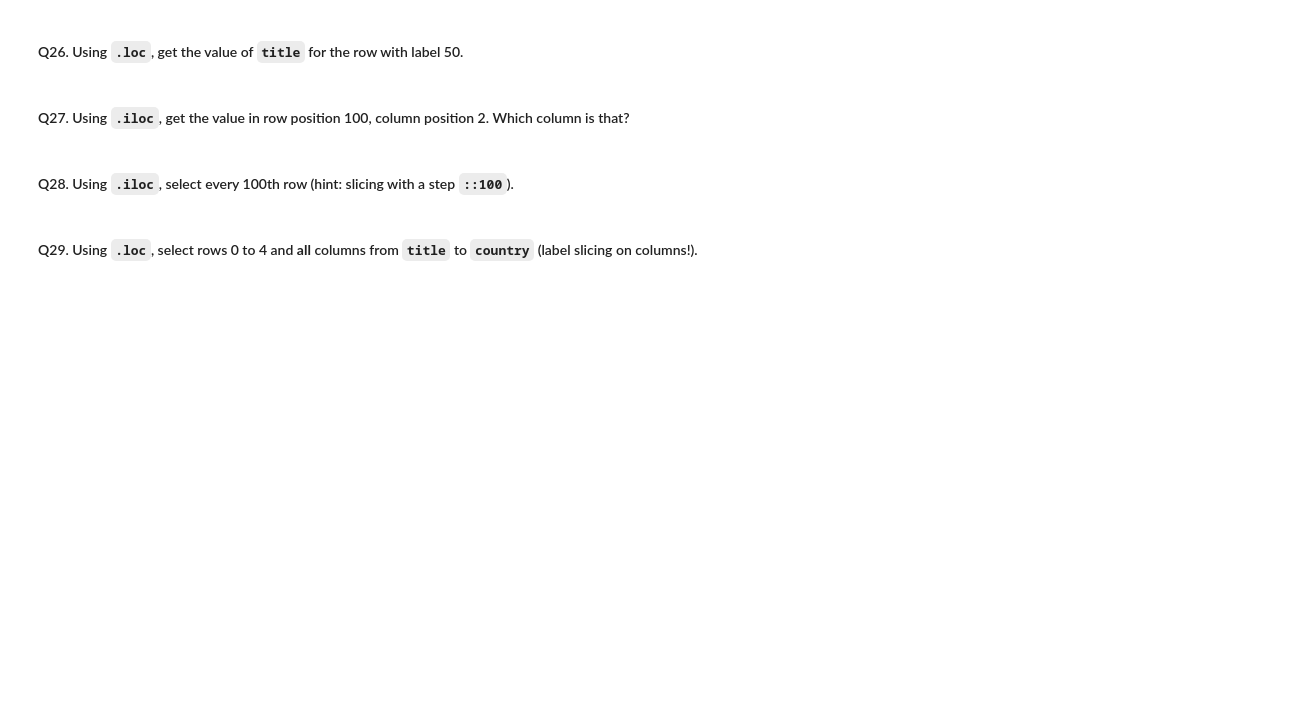
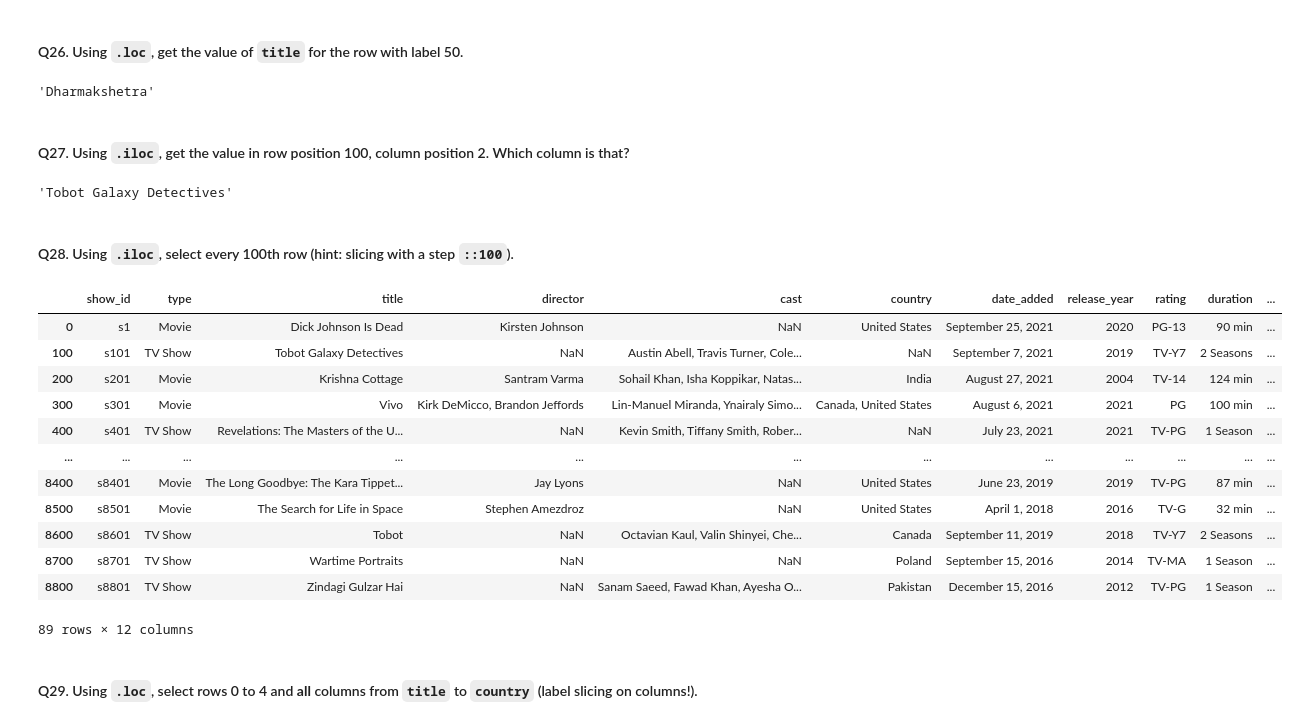
Before and after one commit to Crazy-shrabin/Pandas_revison_self, a Jupyter notebook: netflix_125_question_workbook.ipynb, the cells around one changed output. Cells and saved outputs as stored; diff of their text form; code cells hidden in the pictures; blank space fills up the shorter version.

```diff
--- a/netflix_125_question_workbook.ipynb
+++ b/netflix_125_question_workbook.ipynb
@@ -361,14 +386,35 @@ df.iloc[[-1]]
 #### Q26. Using `.loc`, get the value of `title` for the row with label 50.
 # %%
 # Your answer here
+df.loc[50,'title']
+# %% [output]
+'Dharmakshetra'
 # %% [markdown]
 #### Q27. Using `.iloc`, get the value in row position 100, column position 2. Which column is that?
 # %%
 # Your answer here
+df.iloc[100,2]
+# %% [output]
+'Tobot Galaxy Detectives'
 # %% [markdown]
 #### Q28. Using `.iloc`, select every 100th row (hint: slicing with a step `::100`).
 # %%
 # Your answer here
+df.iloc[::100]
+# %% [output]
+|  | show_id | type | title | director | cast | country | date_added | release_year | rating | duration | ... |
+| 0 | s1 | Movie | Dick Johnson Is Dead | Kirsten Johnson | NaN | United States | September 25, 2021 | 2020 | PG-13 | 90 min | ... |
+| 100 | s101 | TV Show | Tobot Galaxy Detectives | NaN | Austin Abell, Travis Turner, Cole... | NaN | September 7, 2021 | 2019 | TV-Y7 | 2 Seasons | ... |
+| 200 | s201 | Movie | Krishna Cottage | Santram Varma | Sohail Khan, Isha Koppikar, Natas... | India | August 27, 2021 | 2004 | TV-14 | 124 min | ... |
+| 300 | s301 | Movie | Vivo | Kirk DeMicco, Brandon Jeffords | Lin-Manuel Miranda, Ynairaly Simo... | Canada, United States | August 6, 2021 | 2021 | PG | 100 min | ... |
+| 400 | s401 | TV Show | Revelations: The Masters of the U... | NaN | Kevin Smith, Tiffany Smith, Rober... | NaN | July 23, 2021 | 2021 | TV-PG | 1 Season | ... |
+| ... | ... | ... | ... | ... | ... | ... | ... | ... | ... | ... | ... |
+| 8400 | s8401 | Movie | The Long Goodbye: The Kara Tippet... | Jay Lyons | NaN | United States | June 23, 2019 | 2019 | TV-PG | 87 min | ... |
+| 8500 | s8501 | Movie | The Search for Life in Space | Stephen Amezdroz | NaN | United States | April 1, 2018 | 2016 | TV-G | 32 min | ... |
+| 8600 | s8601 | TV Show | Tobot | NaN | Octavian Kaul, Valin Shinyei, Che... | Canada | September 11, 2019 | 2018 | TV-Y7 | 2 Seasons | ... |
+| 8700 | s8701 | TV Show | Wartime Portraits | NaN | NaN | Poland | September 15, 2016 | 2014 | TV-MA | 1 Season | ... |
+| 8800 | s8801 | TV Show | Zindagi Gulzar Hai | NaN | Sanam Saeed, Fawad Khan, Ayesha O... | Pakistan | December 15, 2016 | 2012 | TV-PG | 1 Season | ... |
+89 rows × 12 columns
 # %% [markdown]
 #### Q29. Using `.loc`, select rows 0 to 4 and **all** columns from `title` to `country` (label slicing on columns!).
 # %%
```
Also changed, not shown: parts of 13 cells of this notebook, 1 other file.
